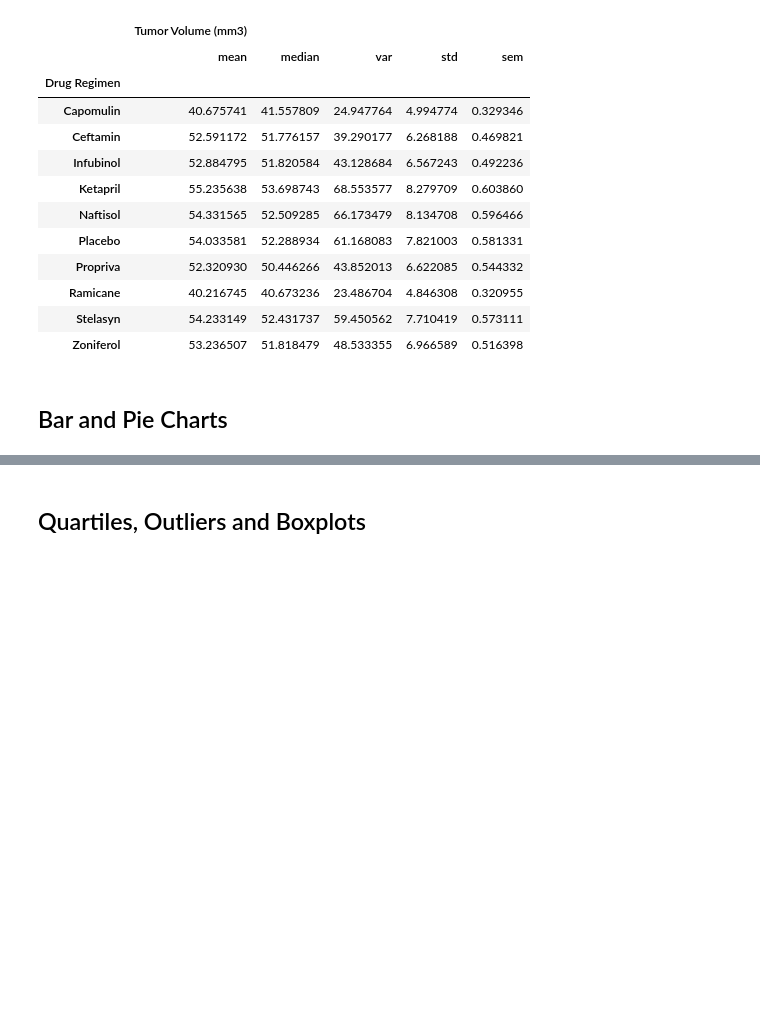
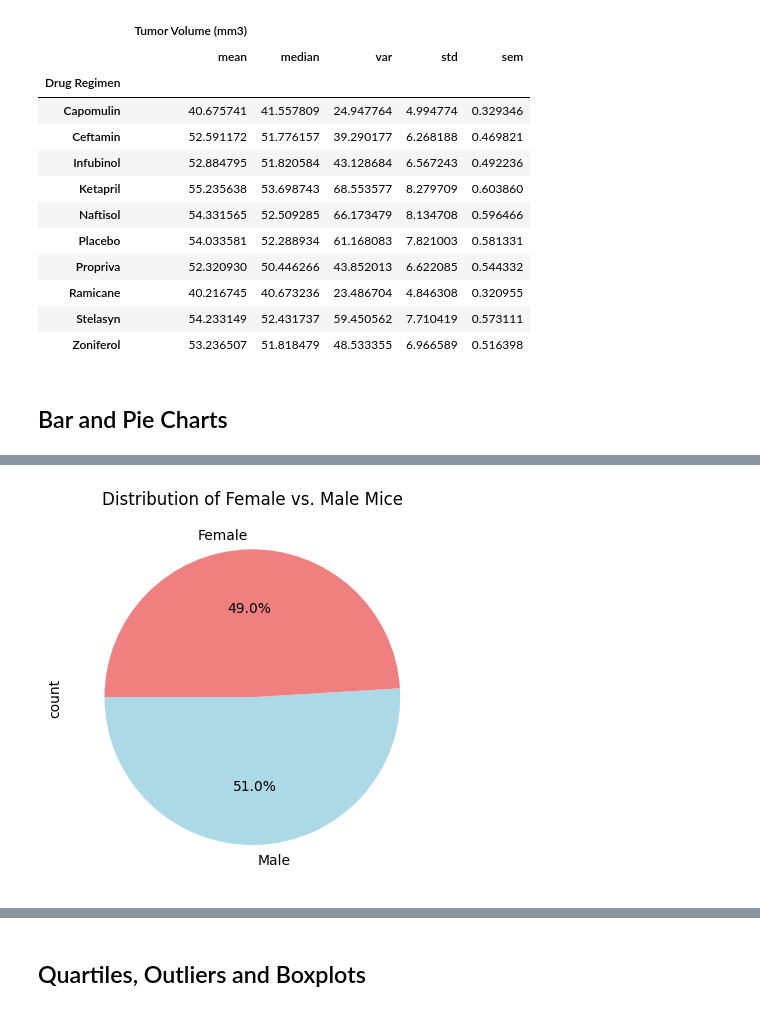
Before and after one commit to akhattaway/plot-challenge, a Jupyter notebook: Starter_Code_Module_5_Plot_Challenge/Pymaceuticals/pymaceuticals_starter.ipynb, the cells around one changed output, grey strips where cells are left out. Saved outputs shown, nothing was run; the diff lists cells and outputs as text; code cells hidden in the pictures; blank space fills up the shorter version.

```diff
--- a/Starter_Code_Module_5_Plot_Challenge/Pymaceuticals/pymaceuticals_starter.ipynb
+++ b/Starter_Code_Module_5_Plot_Challenge/Pymaceuticals/pymaceuticals_starter.ipynb
@@ -215,0 +235,16 @@ dtype: float64
+# %%
+# Generate a pie plot showing the distribution of female versus male mice using Pandas
+
+# Group the data by 'Sex' and count the number of mice in each category
+gender_distribution = filtered_mouse_study_df['Sex'].value_counts()
+
+# Create a pie chart
+gender_distribution.plot(kind='pie', autopct='%1.1f%%', startangle=180, colors=['lightblue', 'lightcoral'])
+
+# Add a title
+plt.title('Distribution of Female vs. Male Mice')
+
+# Display the pie chart
+plt.show()
+# %% [output]
+[figure, added]
```
Also changed, not shown: parts of 17 cells of this notebook, 2 other files.
